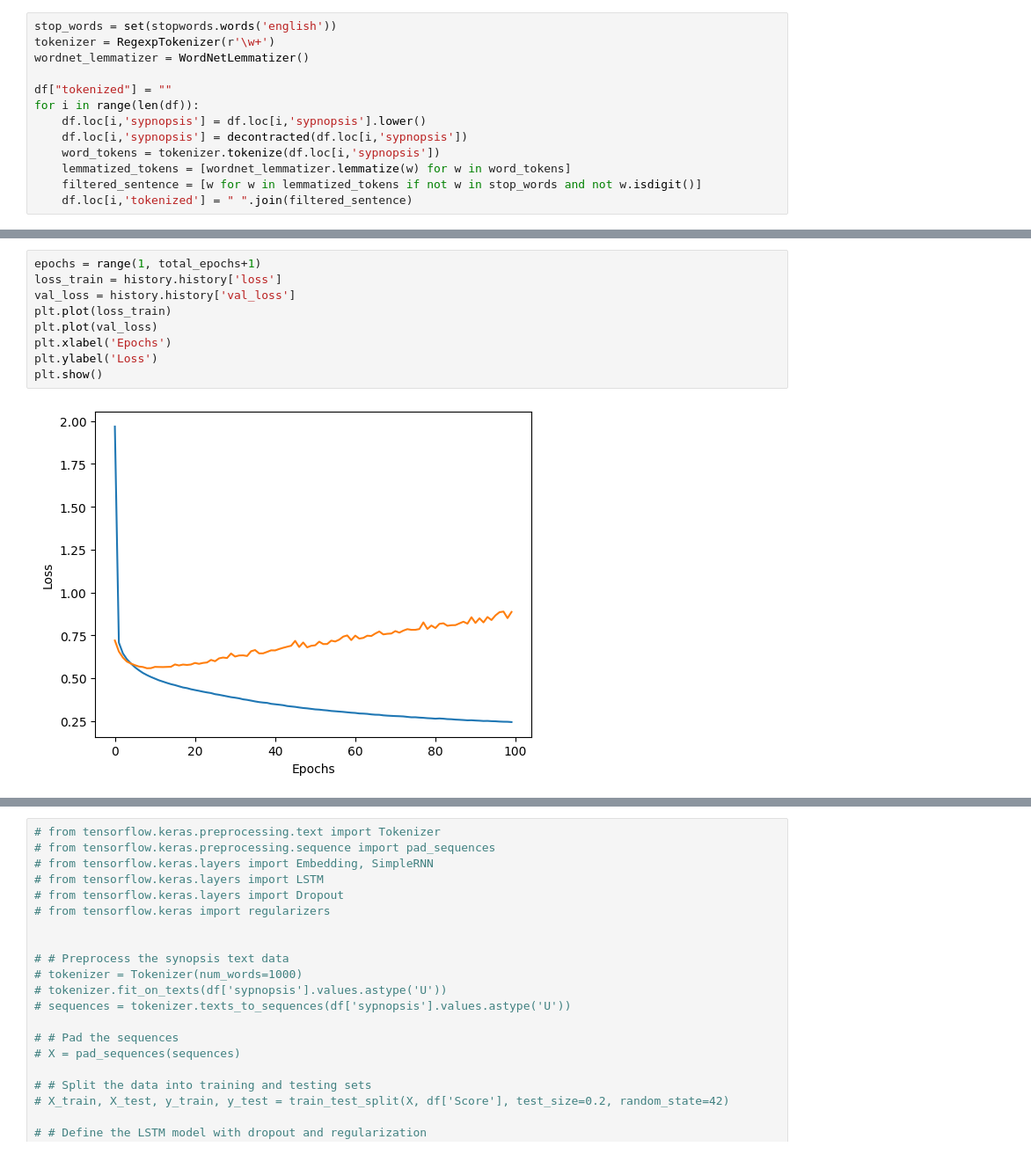
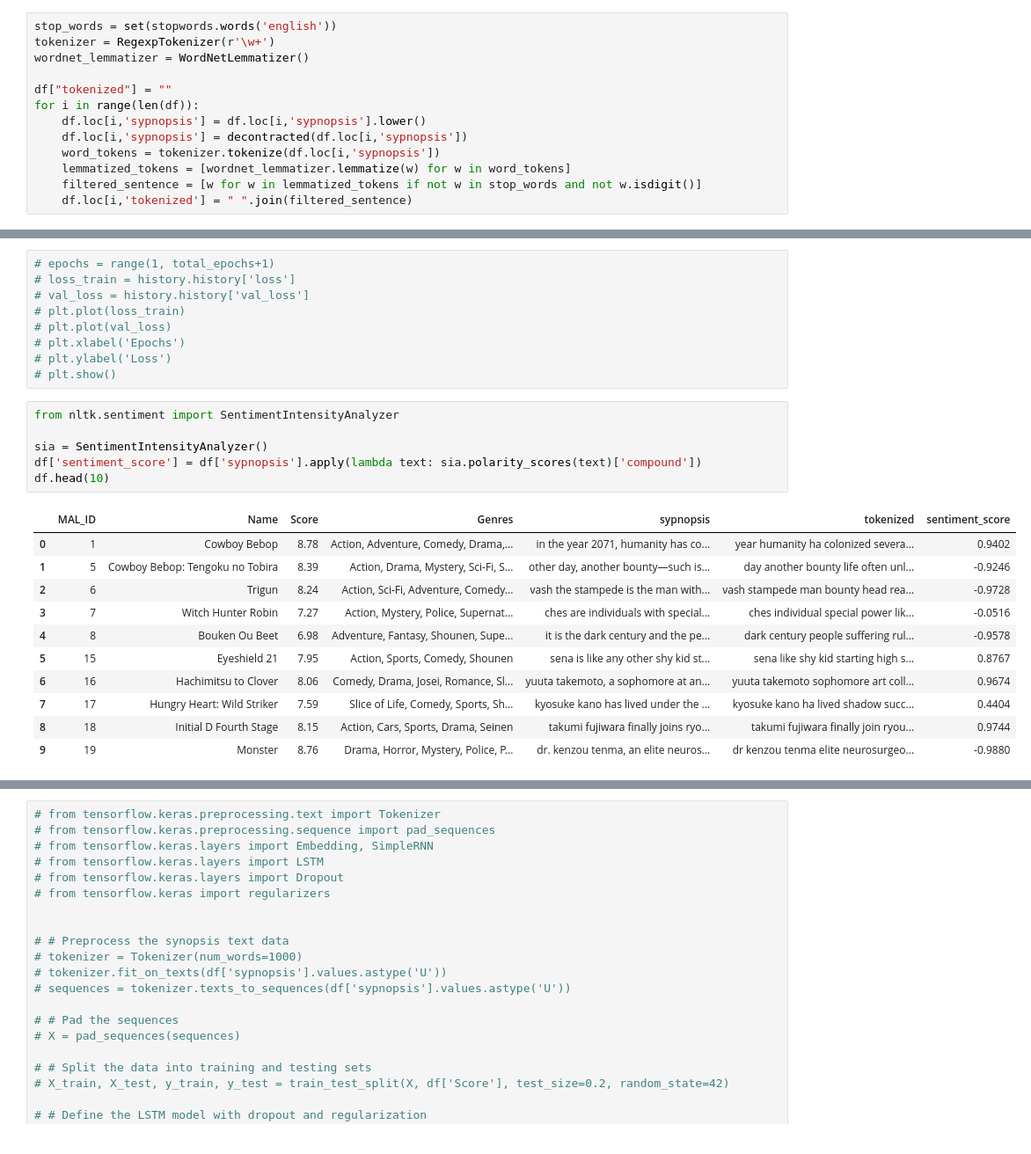
Before and after one commit to AlFarabiDHK/Anime-Recommender, a Jupyter notebook: NLP_mal.ipynb, the cells around one changed output, grey strips where cells are left out. Shown at 88% size. Drawn from its saved outputs; the diff is of its cells as text.

```diff
--- a/NLP_mal.ipynb
+++ b/NLP_mal.ipynb
@@ -209,11 +194,27 @@ Mean Absolute Error: 0.6229218354999211
 # %%
-epochs = range(1, total_epochs+1)
-loss_train = history.history['loss']
-val_loss = history.history['val_loss']
-plt.plot(loss_train)
-plt.plot(val_loss)
-plt.xlabel('Epochs')
-plt.ylabel('Loss')
-plt.show()
+# epochs = range(1, total_epochs+1)
+# loss_train = history.history['loss']
+# val_loss = history.history['val_loss']
+# plt.plot(loss_train)
+# plt.plot(val_loss)
+# plt.xlabel('Epochs')
+# plt.ylabel('Loss')
+# plt.show()
-# %% [output]
-[figure, removed]
+# %%
+from nltk.sentiment import SentimentIntensityAnalyzer
+
+sia = SentimentIntensityAnalyzer()
+df['sentiment_score'] = df['sypnopsis'].apply(lambda text: sia.polarity_scores(text)['compound'])
+df.head(10)
+# %% [output]
+|  | MAL_ID | Name | Score | Genres | sypnopsis | tokenized | sentiment_score |
+| 0 | 1 | Cowboy Bebop | 8.78 | Action, Adventure, Comedy, Drama,... | in the year 2071, humanity has co... | year humanity ha colonized severa... | 0.9402 |
+| 1 | 5 | Cowboy Bebop: Tengoku no Tobira | 8.39 | Action, Drama, Mystery, Sci-Fi, S... | other day, another bounty—such is... | day another bounty life often unl... | -0.9246 |
+| 2 | 6 | Trigun | 8.24 | Action, Sci-Fi, Adventure, Comedy... | vash the stampede is the man with... | vash stampede man bounty head rea... | -0.9728 |
+| 3 | 7 | Witch Hunter Robin | 7.27 | Action, Mystery, Police, Supernat... | ches are individuals with special... | ches individual special power lik... | -0.0516 |
+| 4 | 8 | Bouken Ou Beet | 6.98 | Adventure, Fantasy, Shounen, Supe... | it is the dark century and the pe... | dark century people suffering rul... | -0.9578 |
+| 5 | 15 | Eyeshield 21 | 7.95 | Action, Sports, Comedy, Shounen | sena is like any other shy kid st... | sena like shy kid starting high s... | 0.8767 |
+| 6 | 16 | Hachimitsu to Clover | 8.06 | Comedy, Drama, Josei, Romance, Sl... | yuuta takemoto, a sophomore at an... | yuuta takemoto sophomore art coll... | 0.9674 |
+| 7 | 17 | Hungry Heart: Wild Striker | 7.59 | Slice of Life, Comedy, Sports, Sh... | kyosuke kano has lived under the ... | kyosuke kano ha lived shadow succ... | 0.4404 |
+| 8 | 18 | Initial D Fourth Stage | 8.15 | Action, Cars, Sports, Drama, Seinen | takumi fujiwara finally joins ryo... | takumi fujiwara finally join ryou... | 0.9744 |
+| 9 | 19 | Monster | 8.76 | Drama, Horror, Mystery, Police, P... | dr. kenzou tenma, an elite neuros... | dr kenzou tenma elite neurosurgeo... | -0.9880 |
```
Also changed, not shown: parts of 8 cells of this notebook.
